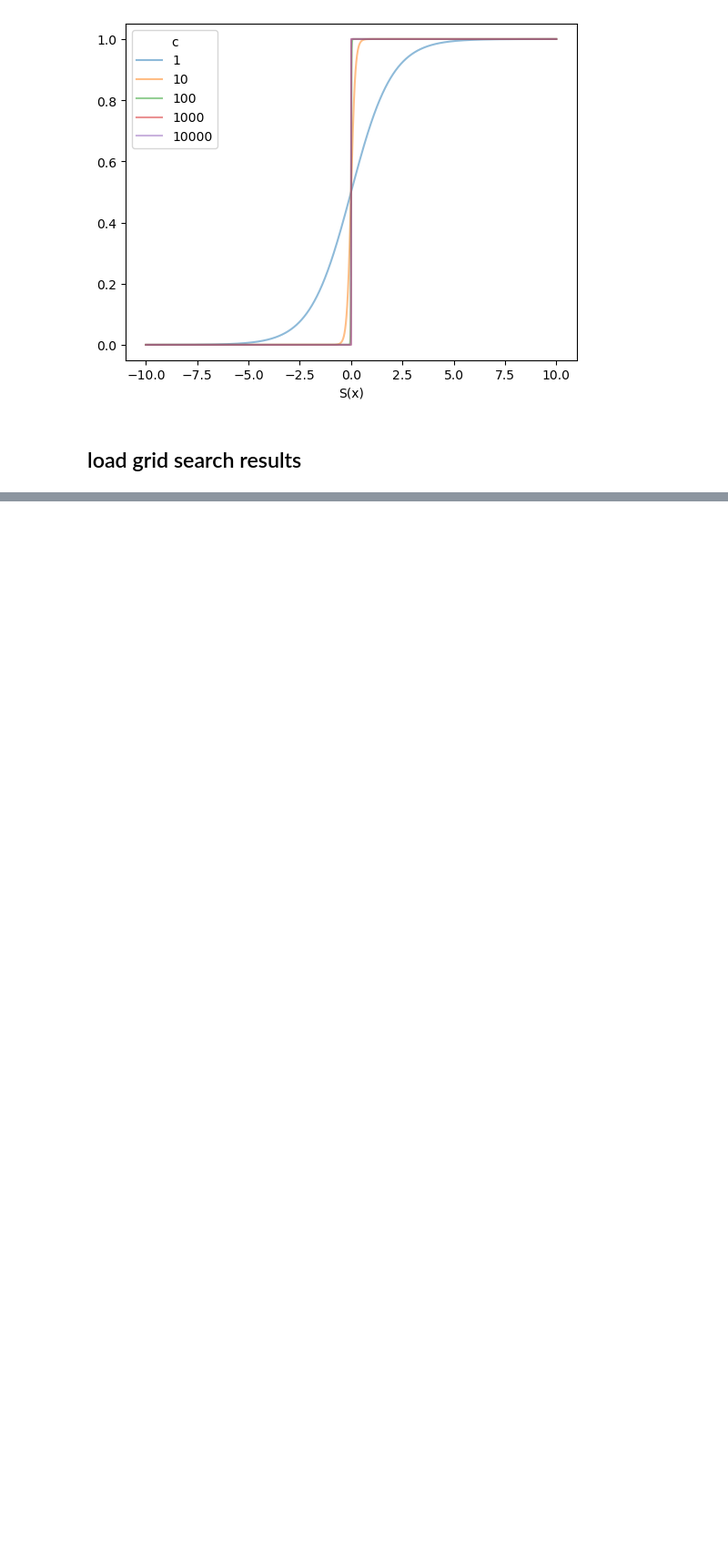
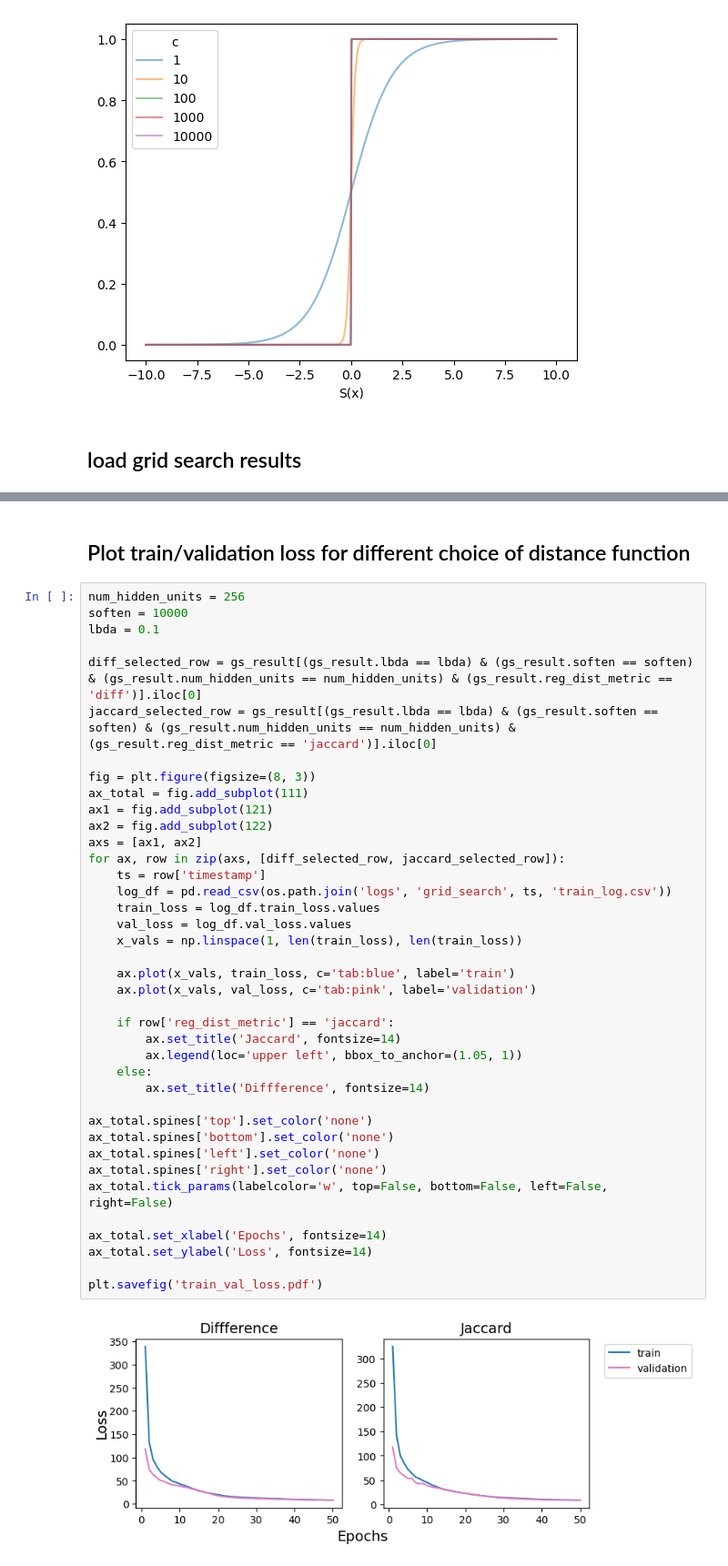
Before and after one commit to agil27/RegCard, a Jupyter notebook: result_analysis.ipynb, the cells around one changed output, grey strips where cells are left out. Shown at 91% size. Drawn from its saved outputs; the diff is of its cells as text; blank space fills up the shorter version.

```diff
--- a/result_analysis.ipynb
+++ b/result_analysis.ipynb
@@ -148,0 +152,43 @@ plt.savefig('figures/overall_eval.pdf', bbox_inches='tight')
+# %% [markdown]
+## Plot train/validation loss for different choice of distance function
+# %%
+num_hidden_units = 256
+soften = 10000
+lbda = 0.1
+
+diff_selected_row = gs_result[(gs_result.lbda == lbda) & (gs_result.soften == soften) & (gs_result.num_hidden_units == num_hidden_units) & (gs_result.reg_dist_metric == 'diff')].iloc[0]
+jaccard_selected_row = gs_result[(gs_result.lbda == lbda) & (gs_result.soften == soften) & (gs_result.num_hidden_units == num_hidden_units) & (gs_result.reg_dist_metric == 'jaccard')].iloc[0]
+
+fig = plt.figure(figsize=(8, 3))
+ax_total = fig.add_subplot(111)
+ax1 = fig.add_subplot(121)
+ax2 = fig.add_subplot(122)
+axs = [ax1, ax2]
+for ax, row in zip(axs, [diff_selected_row, jaccard_selected_row]):
+    ts = row['timestamp']
+    log_df = pd.read_csv(os.path.join('logs', 'grid_search', ts, 'train_log.csv'))
+    train_loss = log_df.train_loss.values
+    val_loss = log_df.val_loss.values
+    x_vals = np.linspace(1, len(train_loss), len(train_loss))
+
+    ax.plot(x_vals, train_loss, c='tab:blue', label='train')
+    ax.plot(x_vals, val_loss, c='tab:pink', label='validation')
+
+    if row['reg_dist_metric'] == 'jaccard':
+        ax.set_title('Jaccard', fontsize=14)
+        ax.legend(loc='upper left', bbox_to_anchor=(1.05, 1))
+    else:
+        ax.set_title('Diffference', fontsize=14)
+
+ax_total.spines['top'].set_color('none')
+ax_total.spines['bottom'].set_color('none')
+ax_total.spines['left'].set_color('none')
+ax_total.spines['right'].set_color('none')
+ax_total.tick_params(labelcolor='w', top=False, bottom=False, left=False, right=False)
+
+ax_total.set_xlabel('Epochs', fontsize=14)
+ax_total.set_ylabel('Loss', fontsize=14)
+
+plt.savefig('train_val_loss.pdf')
+# %% [output]
+[figure, added]
```
Also changed, not shown: parts of 4 cells of this notebook, 3 other files.
